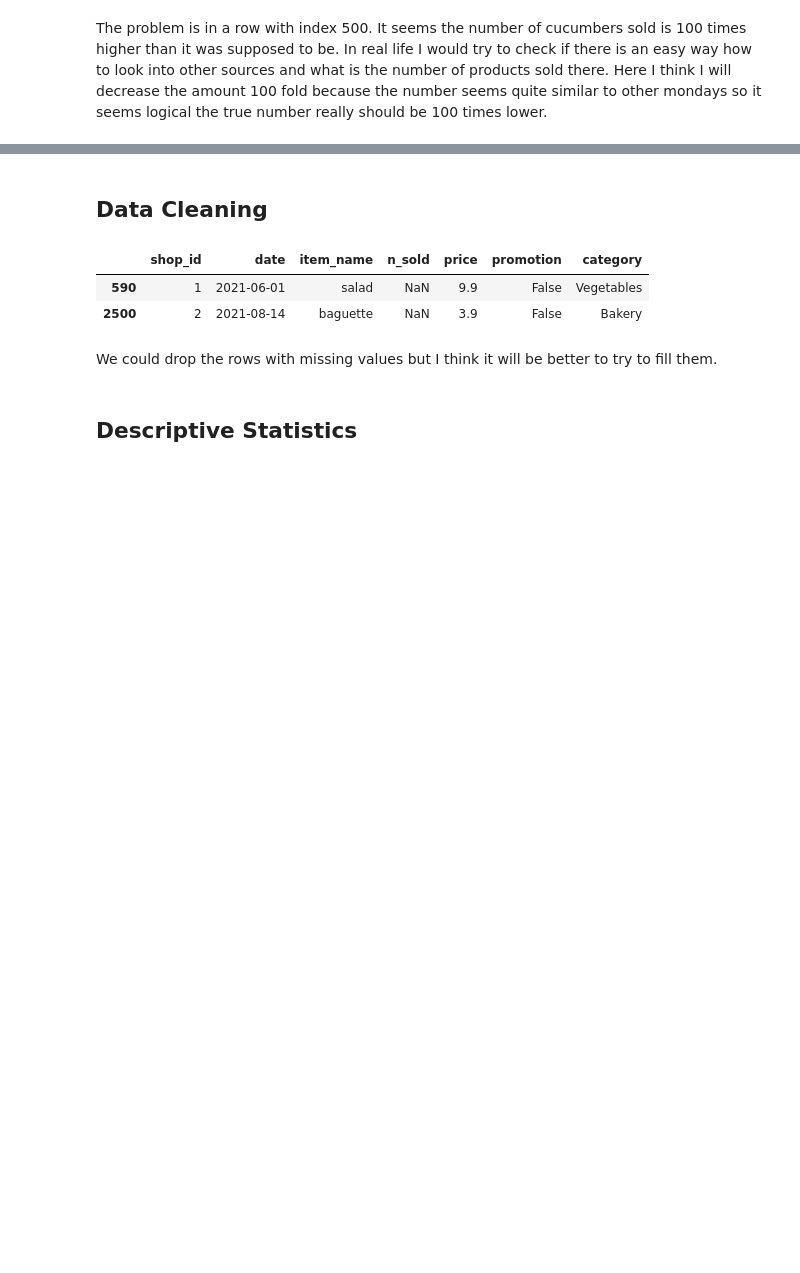
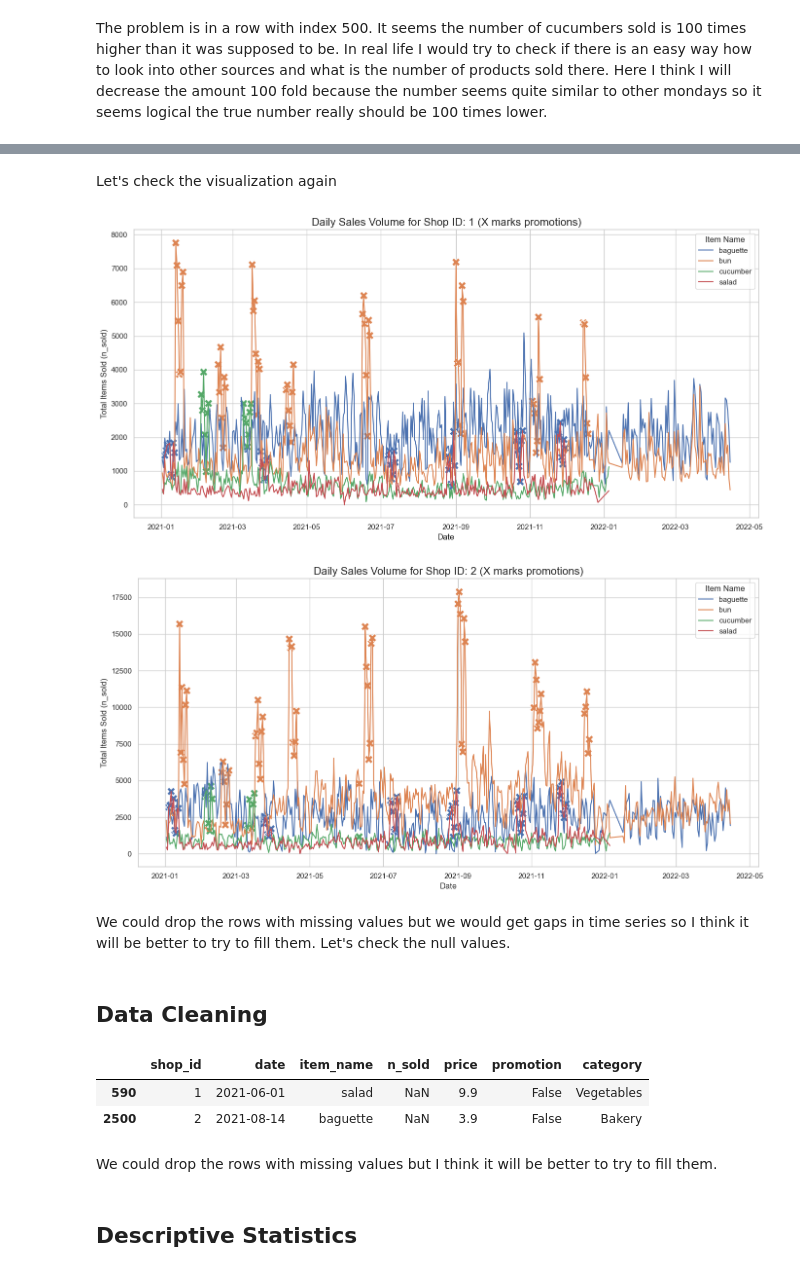
Before and after one commit to JaroslavMr/albert_forecast, a Jupyter notebook: forecast.ipynb, the cells around one changed output, grey strips where cells are left out. Cells and saved outputs as stored; diff of their text form; code cells hidden in the pictures; blank space fills up the shorter version.

```diff
--- a/forecast.ipynb
+++ b/forecast.ipynb
@@ -180,0 +290,11 @@ The problem is in a row with index 500. It seems the number of cucumbers sold is
+# %%
+# Display the original row (for comparison)
+print("--- Original row at index 500: ---")
+print(df2.loc[890])
+
+# Multiply n_sold by -1 to get rid of the negative sign
+df2.loc[890, 'n_sold'] = df2.loc[890, 'n_sold'] * -1
+
+# Display the modified row to confirm the change
+print("\n--- Modified row at index 890: ---")
+print(df2.loc[890])
@@ -180,0 +319,11 @@ The problem is in a row with index 500. It seems the number of cucumbers sold is
+# %% [markdown]
+Let's check the visualization again
+# %%
+# Generate the graph for Shop 1
+plot_shop_sales_with_promotions(df2, shop_id=1)
+
+# Generate the graph for Shop 2
+plot_shop_sales_with_promotions(df2, shop_id=2)
+# %% [output]
+[figure, added]
+[figure, added]
@@ -181,5 +332,7 @@ The problem is in a row with index 500. It seems the number of cucumbers sold is
 # %%
 # TODO Missing dates
+# %% [markdown]
+We could drop the rows with missing values but we would get gaps in time series so I think it will be better to try to fill them. Let's check the null values.
 # %% [markdown]
 ## Data Cleaning
 # %%
```
Also changed, not shown: parts of 22 cells of this notebook.
